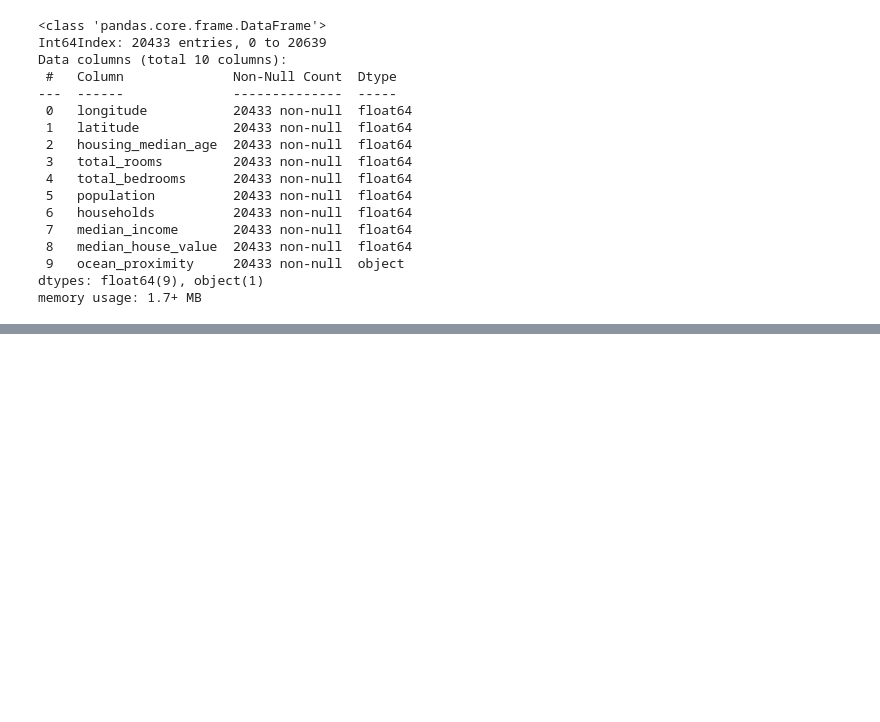
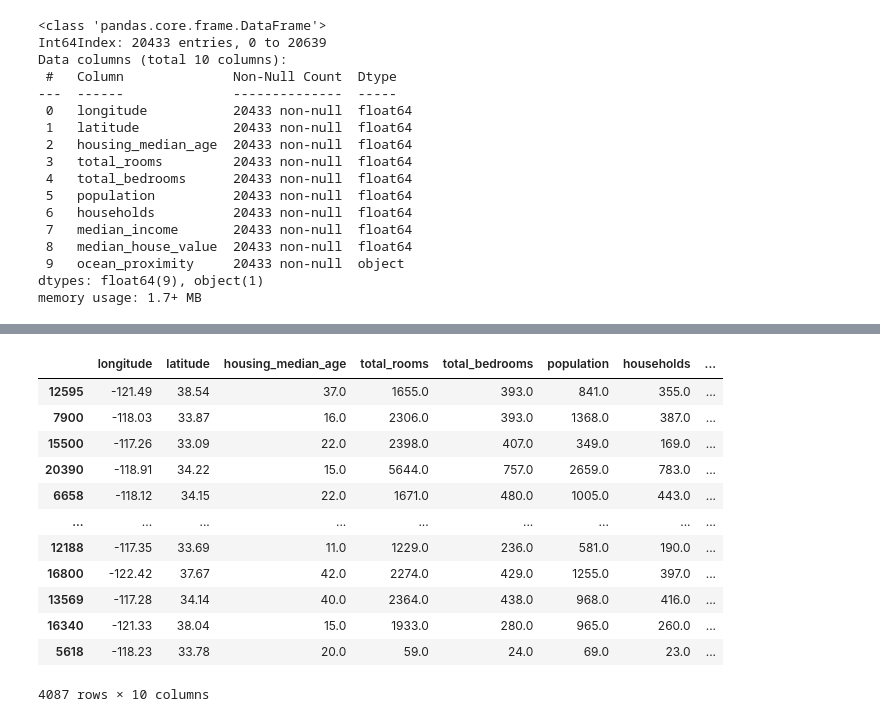
Before and after one commit to kagozi/Kaggle_housePrices, a Jupyter notebook: housingPrices.ipynb, the cells around one changed output, grey strips where cells are left out. Drawn from its saved outputs; the diff is of its cells as text; code cells hidden in the pictures; blank space fills up the shorter version.

```diff
--- a/housingPrices.ipynb
+++ b/housingPrices.ipynb
@@ -180 +170,18 @@ LinearRegression()
+# %%
+test_data = X_test.join(y_test)
+test_data
+# %% [output]
+|  | longitude | latitude | housing_median_age | total_rooms | total_bedrooms | population | households | ... |
+| 12595 | -121.49 | 38.54 | 37.0 | 1655.0 | 393.0 | 841.0 | 355.0 | ... |
+| 7900 | -118.03 | 33.87 | 16.0 | 2306.0 | 393.0 | 1368.0 | 387.0 | ... |
+| 15500 | -117.26 | 33.09 | 22.0 | 2398.0 | 407.0 | 349.0 | 169.0 | ... |
+| 20390 | -118.91 | 34.22 | 15.0 | 5644.0 | 757.0 | 2659.0 | 783.0 | ... |
+| 6658 | -118.12 | 34.15 | 22.0 | 1671.0 | 480.0 | 1005.0 | 443.0 | ... |
+| ... | ... | ... | ... | ... | ... | ... | ... | ... |
+| 12188 | -117.35 | 33.69 | 11.0 | 1229.0 | 236.0 | 581.0 | 190.0 | ... |
+| 16800 | -122.42 | 37.67 | 42.0 | 2274.0 | 429.0 | 1255.0 | 397.0 | ... |
+| 13569 | -117.28 | 34.14 | 40.0 | 2364.0 | 438.0 | 968.0 | 416.0 | ... |
+| 16340 | -121.33 | 38.04 | 15.0 | 1933.0 | 280.0 | 965.0 | 260.0 | ... |
+| 5618 | -118.23 | 33.78 | 20.0 | 59.0 | 24.0 | 69.0 | 23.0 | ... |
+4087 rows × 10 columns
 # %%
```
Also changed, not shown: parts of 19 cells of this notebook.
